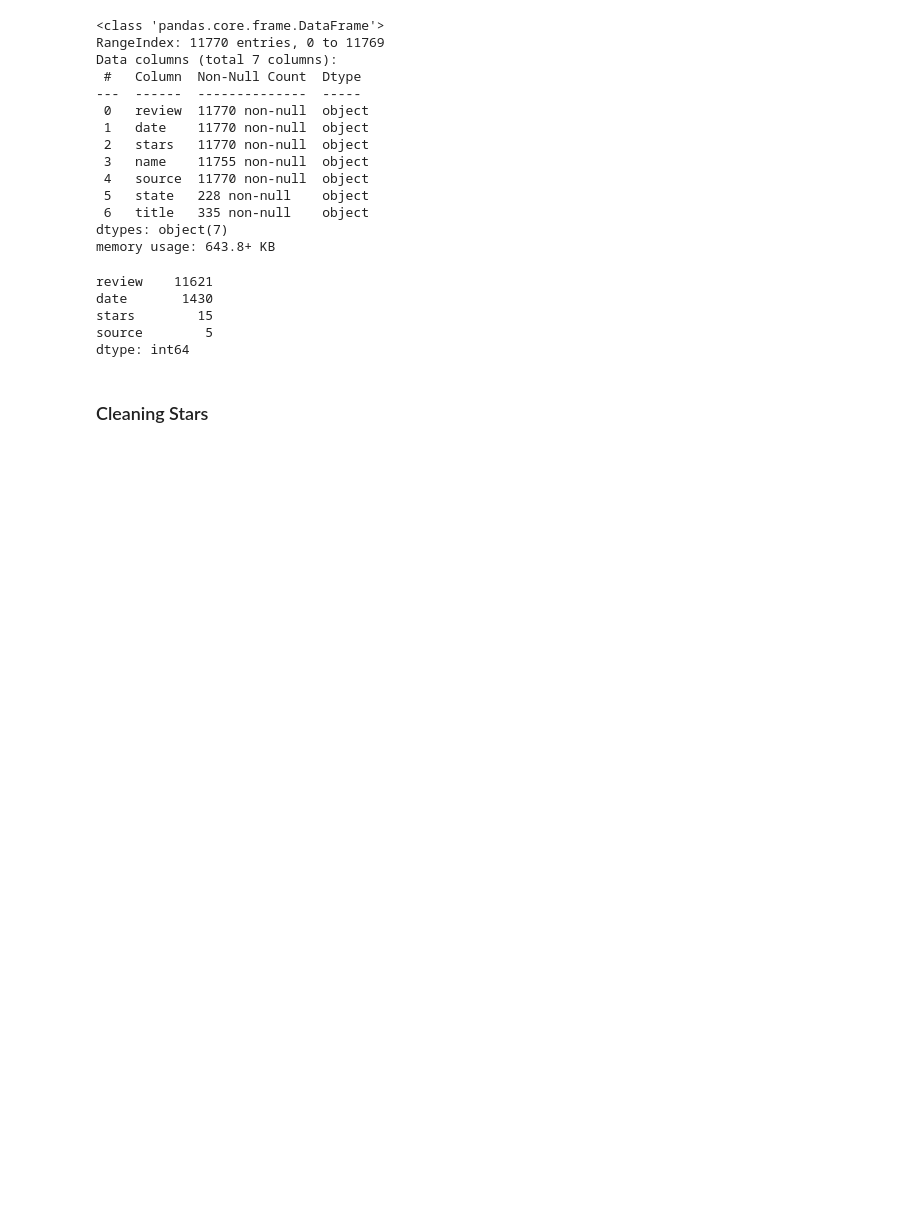
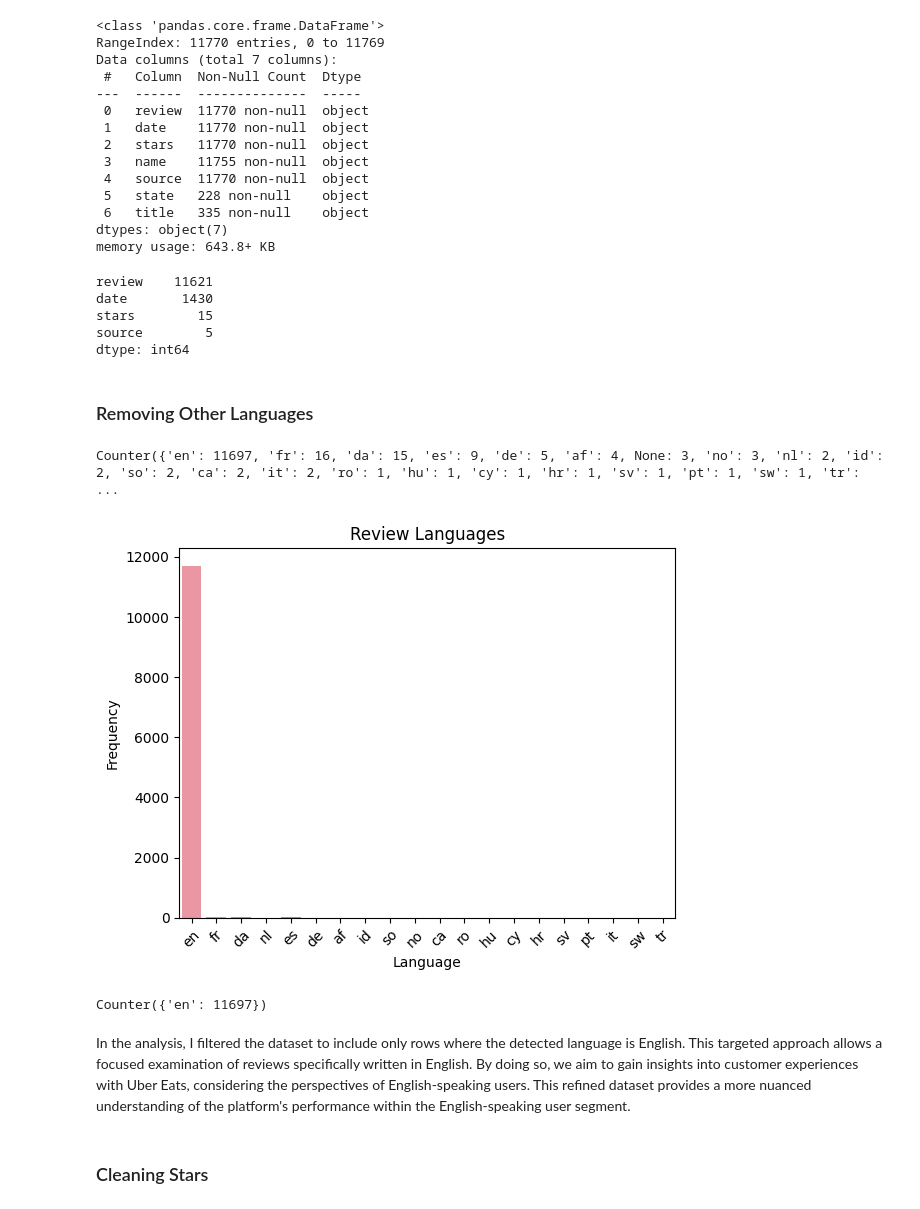
Before and after one commit to nightsinker/TSAP-UberEats, a Jupyter notebook: Data_Merge/IT2394_222197Y_preprocessing.ipynb, the cells around one changed output. Cells and saved outputs as stored; diff of their text form; code cells hidden in the pictures; blank space fills up the shorter version.

```diff
--- a/Data_Merge/Jay_Data_Prep.ipynb
+++ b/Data_Merge/IT2394_222197Y_preprocessing.ipynb
@@ -57,3 +67,47 @@ date       1430
 stars        15
 source        5
 dtype: int64
+# %% [markdown]
+### Removing Other Languages
+# %%
+from langdetect import detect
+from collections import Counter
+
+def detect_language(text):
+    try:
+        return detect(text)
+    except:
+        return None
+
+# detect language for each text in 'review'
+df["language"] = df["review"].apply(lambda x: detect_language(x))
+
+# get counts of each language
+lang_counts = Counter(df["language"].values)
+
+print(lang_counts)
+# %% [output]
+Counter({'en': 11697, 'fr': 16, 'da': 15, 'es': 9, 'de': 5, 'af': 4, None: 3, 'no': 3, 'nl': 2, 'id': 2, 'so': 2, 'ca': 2, 'it': 2, 'ro': 1, 'hu': 1, 'cy': 1, 'hr': 1, 'sv': 1, 'pt': 1, 'sw': 1, 'tr': ...
+# %%
+lang_df = pd.DataFrame.from_dict(lang_counts, orient='index', columns=['count'])
+
+sns.barplot(x=lang_df.index, y=lang_df['count'])
+
+plt.xticks(rotation=45)
+plt.xlabel('Language')
+plt.ylabel('Frequency')
+plt.title('Review Languages')
+
+plt.show()
+# %% [output]
+[figure, added]
+# %%
+# Keep only English reviews
+df = df[df['language'] == 'en']
+# Re-count languages
+lang_counts = Counter(df['language'].values)
+print(lang_counts)
+# %% [output]
+Counter({'en': 11697})
+# %% [markdown]
+In the analysis, I filtered the dataset to include only rows where the detected language is English. This targeted approach allows a focused examination of reviews specifically written in English. By doing so, we aim to gain insights into customer experiences with Uber Eats, considering the perspectives of English-speaking users. This refined dataset provides a more nuanced understanding of the platform's performance within the English-speaking user segment.
```
Also changed, not shown: parts of 7 cells of this notebook.
